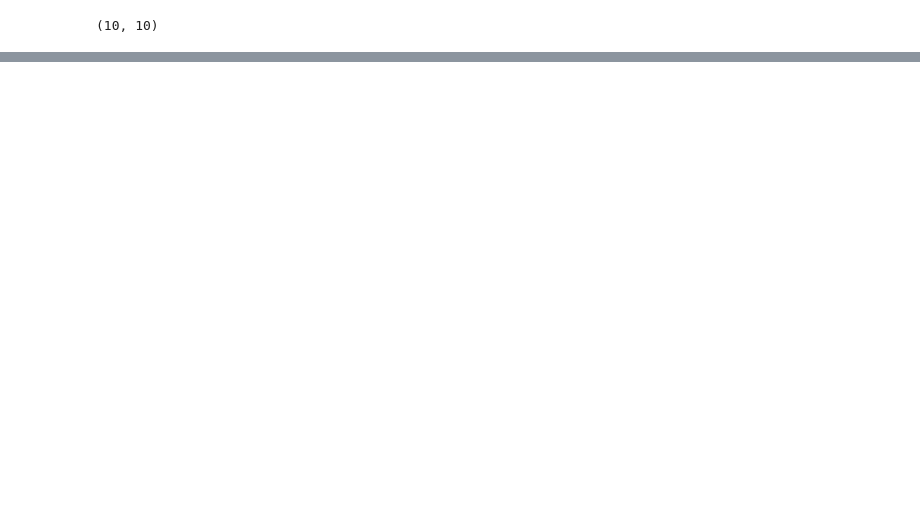
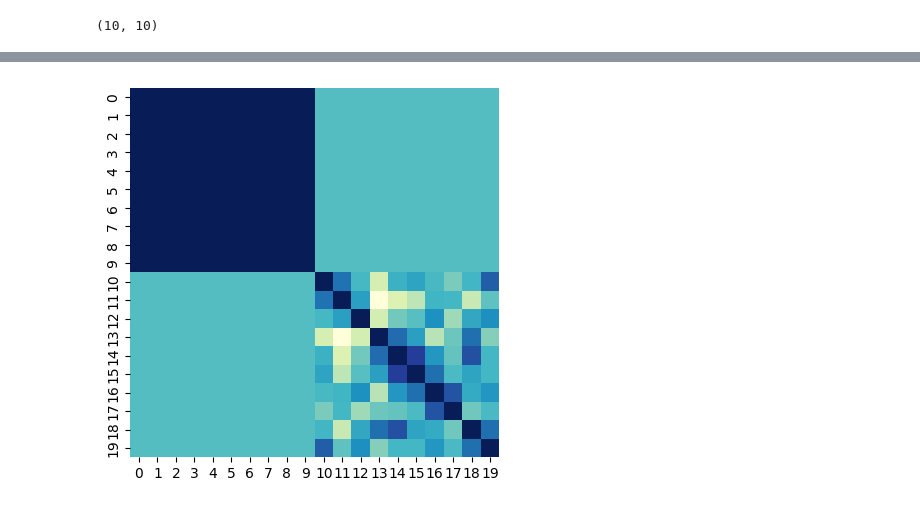
Before and after one commit to mskmay66/cml, a Jupyter notebook: notebooks/vizs.ipynb, the cells around one changed output, grey strips where cells are left out. Saved outputs shown, nothing was run; the diff lists cells and outputs as text; code cells hidden in the pictures; blank space fills up the shorter version.

```diff
--- a/notebooks/vizs.ipynb
+++ b/notebooks/vizs.ipynb
@@ -28,0 +11,4 @@ list(states)
+# %%
+s = []
+for state in states:
+    s.append(state)
@@ -38,0 +25,4 @@ viz.show_nueron((0, 5))
+# %%
+nueron = 6
+
+n_states = np.array(s)[:, nueron, nueron]
@@ -38,0 +37,9 @@ viz.show_nueron((0, 5))
+# %%
+s = np.array(s)
+# %%
+corr = []
+for i in range(len(s)):
+    corr_start = n_states[i]
+    corr_base = np.full((10, 10), corr_start)
+    r = np.corrcoef(corr_base, s[i], rowvar=True)
+    corr.append(r)
@@ -38,0 +55,17 @@ viz.show_nueron((0, 5))
+# %%
+import matplotlib.pyplot as plt
+from matplotlib import animation
+
+fig = plt.figure()
+data = corr[0]
+
+def init():
+      sns.heatmap(corr[0],cmap="YlGnBu", square=True, cbar=False)
+
+def animate(i):
+    data = corr[i]
+    sns.heatmap(data, cmap="YlGnBu", square=True, cbar=False)
+
+anim = animation.FuncAnimation(fig, animate, init_func=init, frames=30, repeat = False)
+# %% [output]
+[figure, added]
```
Also changed, not shown: parts of 11 cells of this notebook, 19 other files.
